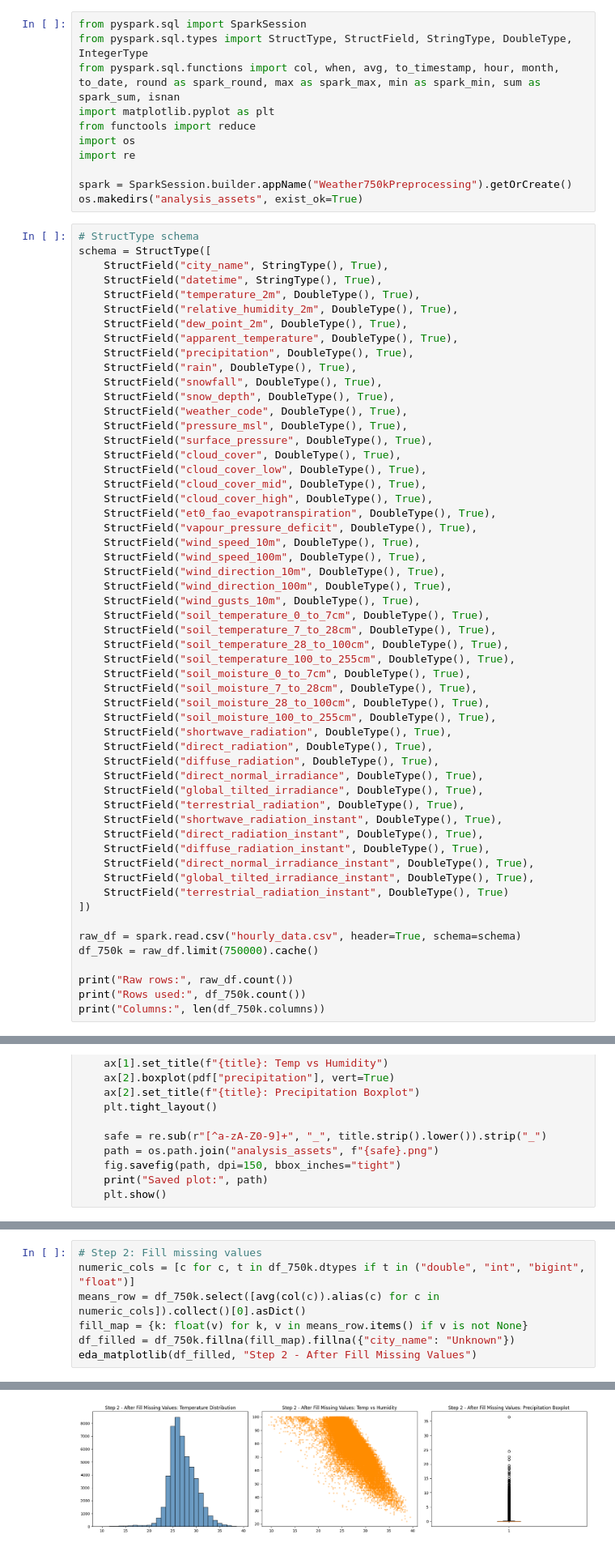
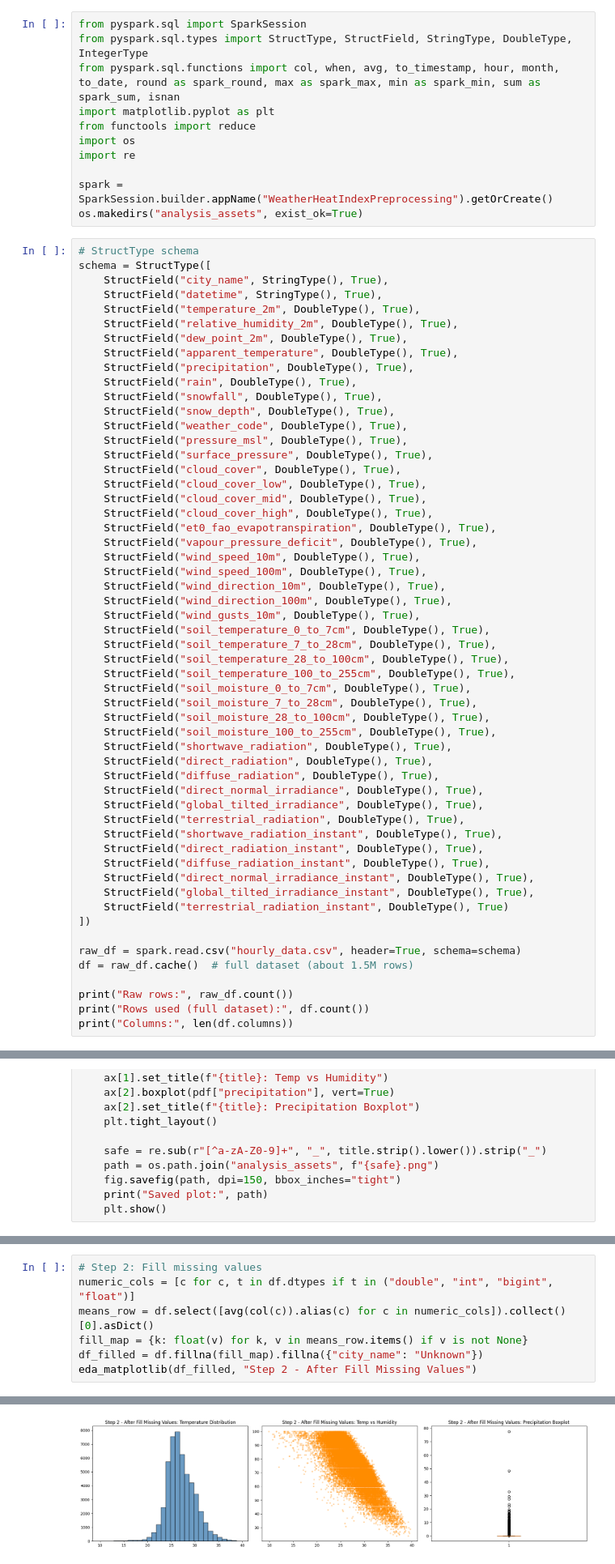
Before and after one commit to ItsRyan504/Big-Data-Project, a Jupyter notebook: weather_data_750k_preprocessing.ipynb, the cells around one changed output, grey strips where cells are left out. Shown at 81% size. Drawn from its saved outputs; the diff is of its cells as text.

```diff
--- a/weather_data_750k_preprocessing.ipynb
+++ b/weather_data_750k_preprocessing.ipynb
@@ -12,7 +12,7 @@ from functools import reduce
 import os
 import re
 
-spark = SparkSession.builder.appName("Weather750kPreprocessing").getOrCreate()
+spark = SparkSession.builder.appName("WeatherHeatIndexPreprocessing").getOrCreate()
 os.makedirs("analysis_assets", exist_ok=True)
 # %%
 # StructType schema
@@ -64,10 +64,10 @@ schema = StructType([
 ])
 
 raw_df = spark.read.csv("hourly_data.csv", header=True, schema=schema)
-df_750k = raw_df.limit(750000).cache()
+df = raw_df.cache()  # full dataset (about 1.5M rows)
 
 print("Raw rows:", raw_df.count())
-print("Rows used:", df_750k.count())
-print("Columns:", len(df_750k.columns))
+print("Rows used (full dataset):", df.count())
+print("Columns:", len(df.columns))
 # %% [output]
 Raw rows: 1499328
@@ -140,9 +140,9 @@ Saved plot: analysis_assets\step_1_raw_750k_data.png
 # %%
 # Step 2: Fill missing values
-numeric_cols = [c for c, t in df_750k.dtypes if t in ("double", "int", "bigint", "float")]
-means_row = df_750k.select([avg(col(c)).alias(c) for c in numeric_cols]).collect()[0].asDict()
+numeric_cols = [c for c, t in df.dtypes if t in ("double", "int", "bigint", "float")]
+means_row = df.select([avg(col(c)).alias(c) for c in numeric_cols]).collect()[0].asDict()
 fill_map = {k: float(v) for k, v in means_row.items() if v is not None}
-df_filled = df_750k.fillna(fill_map).fillna({"city_name": "Unknown"})
+df_filled = df.fillna(fill_map).fillna({"city_name": "Unknown"})
 eda_matplotlib(df_filled, "Step 2 - After Fill Missing Values")
 # %% [output]
 ===== EDA CHECKPOINT: Step 2 - After Fill Missing Values =====
@@ -160,4 +160,4 @@ Rows with at least one missing value: 0
 
 Saved plot: analysis_assets\step_2_after_fill_missing_values.png
-[figure, old version]
+[figure, new version]
 # %%
```
Also changed, not shown: parts of 13 cells of this notebook, 9 other files.
